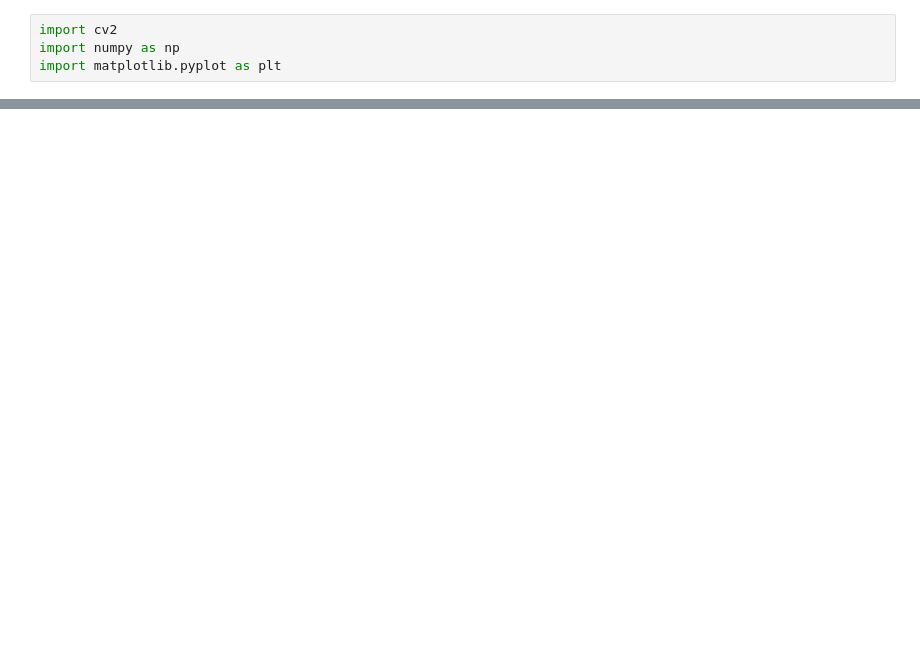
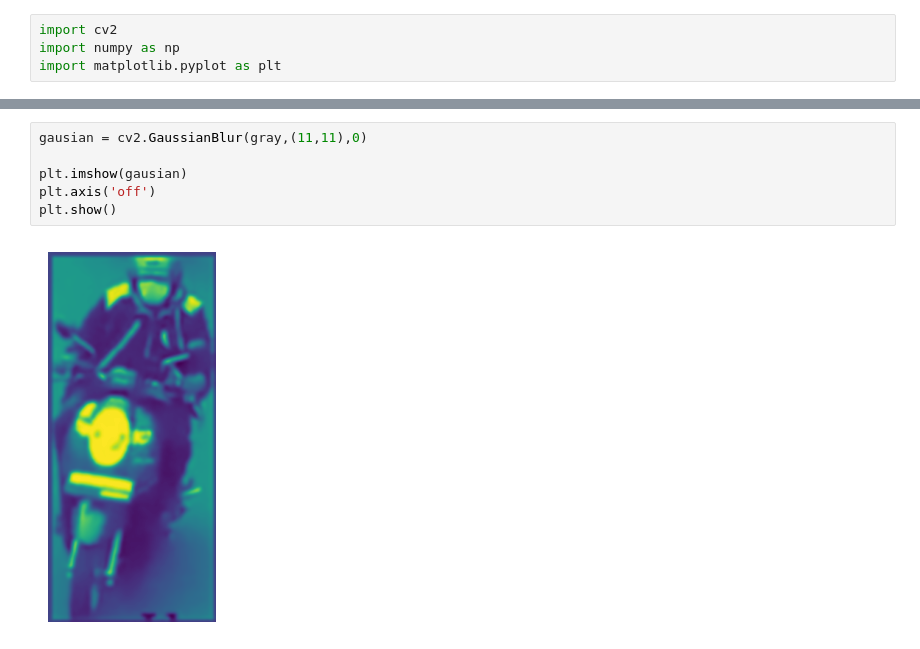
Before and after one commit to whisnumurtyga/deteksi-lampu-motor, a Jupyter notebook: lampu-fuzzy.ipynb, the cells around one changed output, grey strips where cells are left out. Cells and saved outputs as stored; diff of their text form; blank space fills up the shorter version.

```diff
--- a/lampu-fuzzy.ipynb
+++ b/lampu-fuzzy.ipynb
@@ -12,0 +35,8 @@ plt.show()
+# %%
+gausian = cv2.GaussianBlur(gray,(11,11),0)
+
+plt.imshow(gausian)
+plt.axis('off')
+plt.show()
+# %% [output]
+[figure, added]
```
Also changed, not shown: parts of 6 cells of this notebook, 4 other files.
